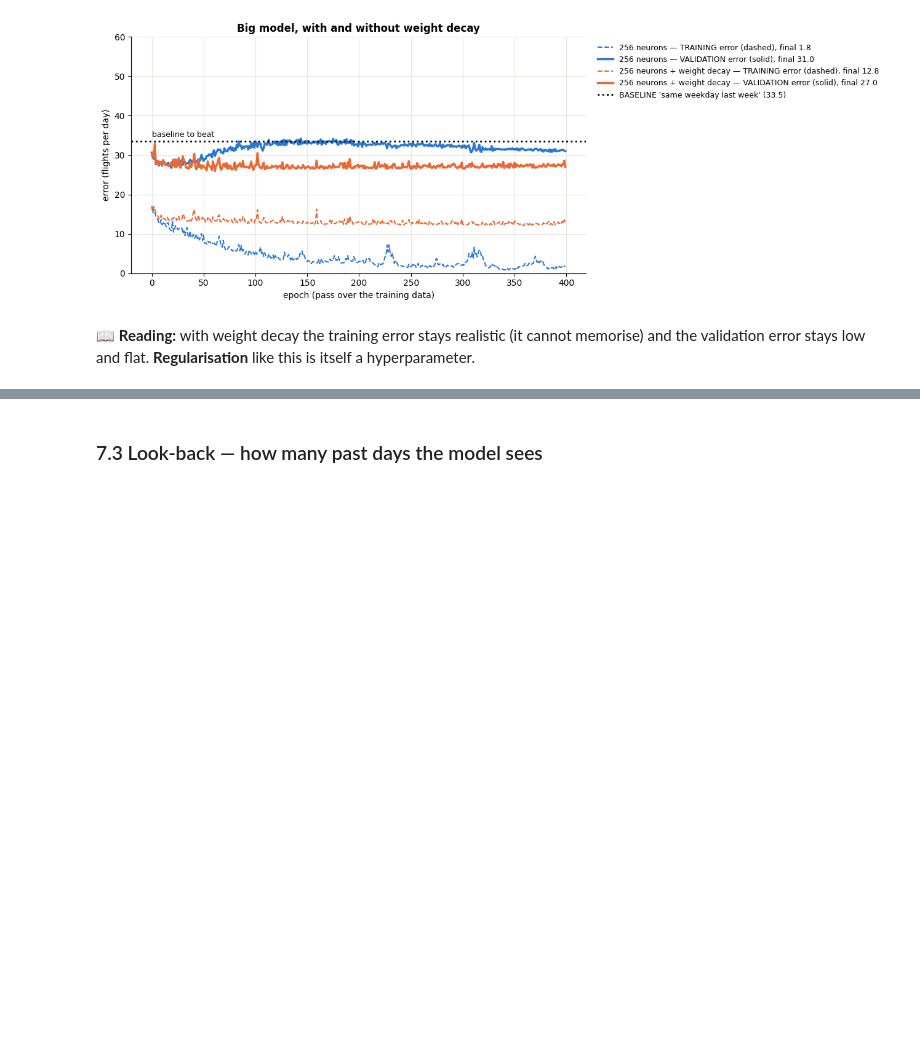
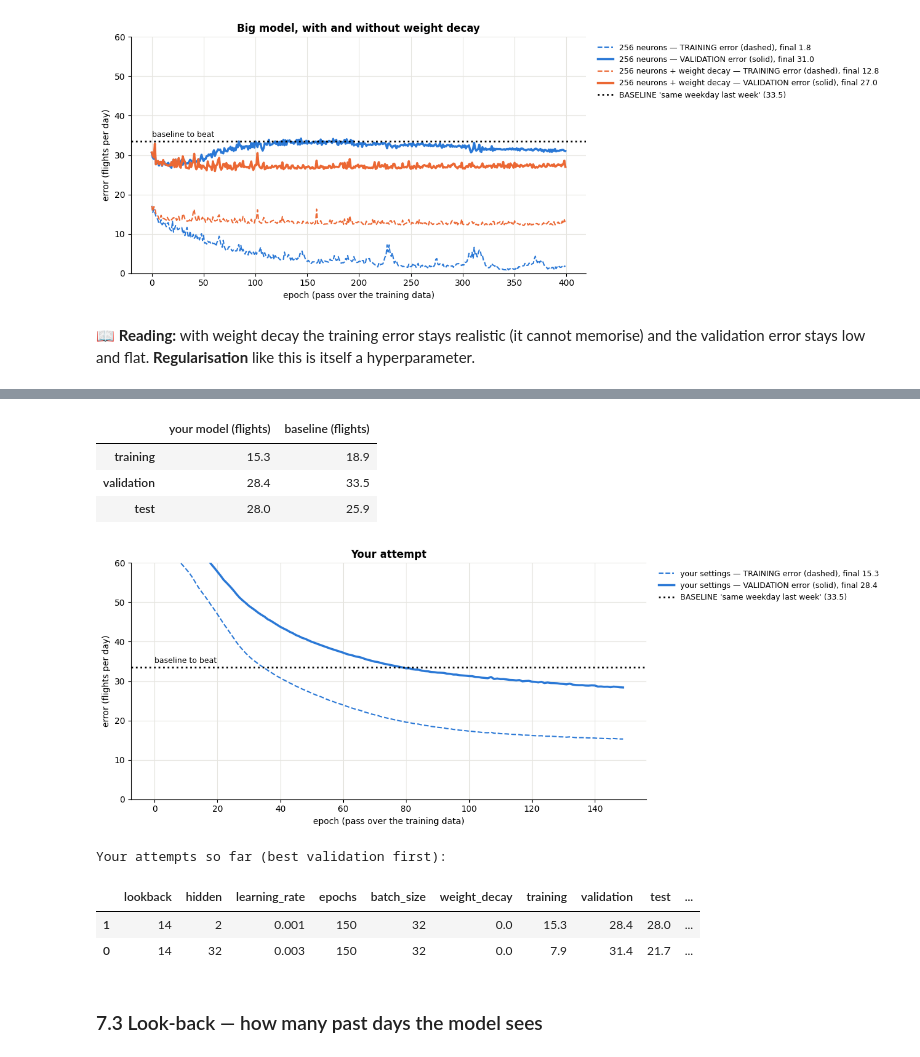
Before and after one commit to dblue-tech/ai-lab, a Jupyter notebook: lab1_airport_traffic/Lab1_airport_traffic.ipynb, the cells around one changed output, grey strips where cells are left out. Drawn from its saved outputs; the diff is of its cells as text; code cells hidden in the pictures; blank space fills up the shorter version.

```diff
--- a/lab1_airport_traffic/Lab1_airport_traffic.ipynb
+++ b/lab1_airport_traffic/Lab1_airport_traffic.ipynb
@@ -854,3 +935,15 @@ plot_learning_curves(decay_runs, decay_labels, "Big model, with and without weig
+# %%
+try_settings(hidden=2, epochs=150, weight_decay=0.0)              # 🧪 change the numbers and run again
+# %% [output]
+|  | your model (flights) | baseline (flights) |
+| training | 15.3 | 18.9 |
+| validation | 28.4 | 33.5 |
+| test | 28.0 | 25.9 |
+[figure, added]
+Your attempts so far (best validation first):
+|  | lookback | hidden | learning_rate | epochs | batch_size | weight_decay | training | validation | test | ... |
+| 1 | 14 | 2 | 0.001 | 150 | 32 | 0.0 | 15.3 | 28.4 | 28.0 | ... |
+| 0 | 14 | 32 | 0.003 | 150 | 32 | 0.0 | 7.9 | 31.4 | 21.7 | ... |
 # %% [markdown]
 ### 7.3 Look-back — how many past days the model sees
 # %%
```
Also changed, not shown: parts of 13 cells of this notebook, 14 other files.
